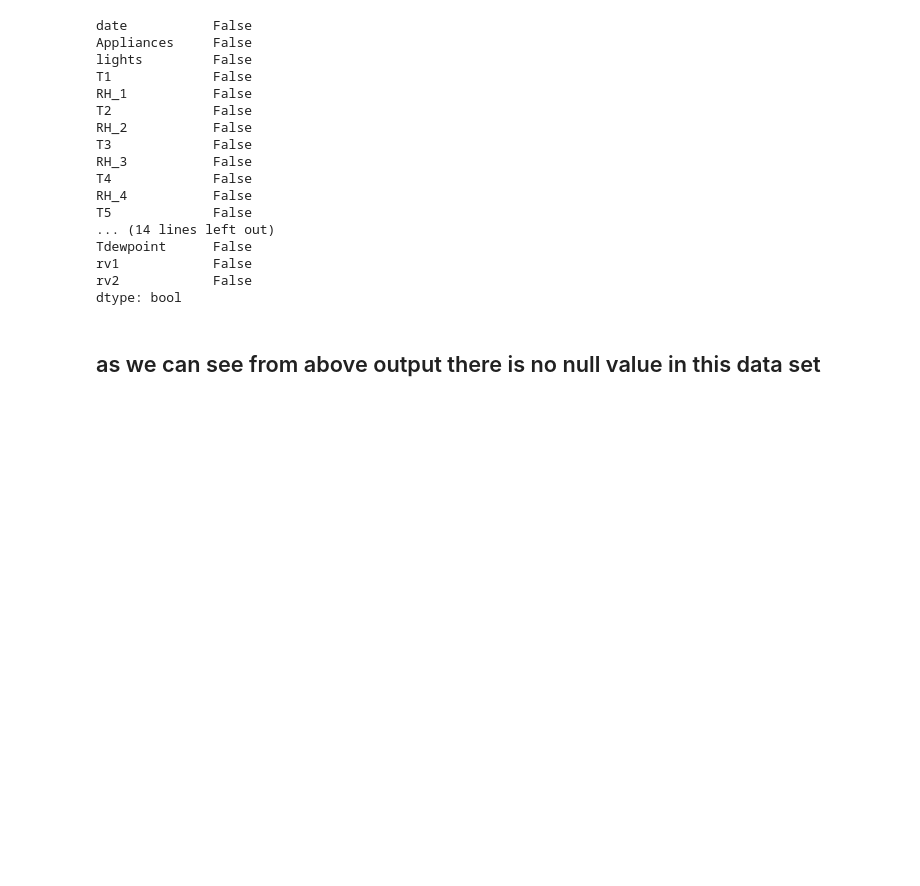
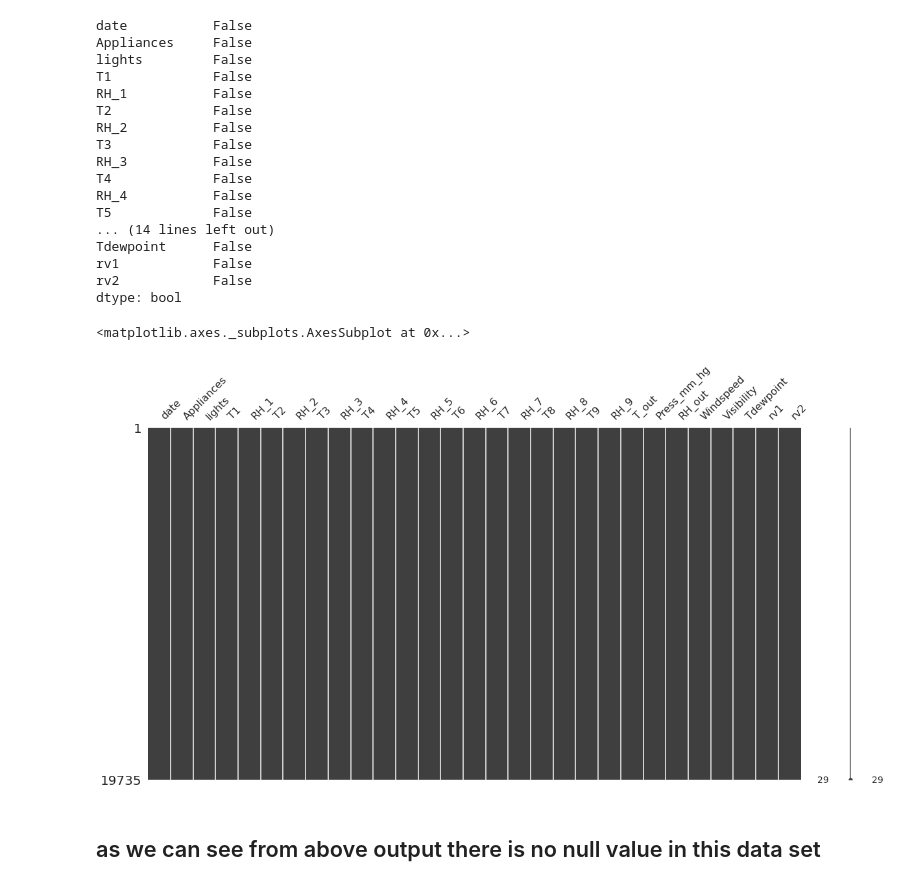
Before and after one commit to IfrazQazi/Appliances-Energy-Prediction-Capstone_Project, a Jupyter notebook: Appliances_Energy_Prediction_Capstone_Project.ipynb, the cells around one changed output. Saved outputs shown, nothing was run; the diff lists cells and outputs as text; code cells hidden in the pictures; blank space fills up the shorter version.

```diff
--- a/Appliances_Energy_Prediction_Capstone_Project.ipynb
+++ b/Appliances_Energy_Prediction_Capstone_Project.ipynb
@@ -157,6 +158,12 @@ Tdewpoint      False
 rv1            False
 rv2            False
 dtype: bool
+# %%
+# missing value
+mno.matrix(energyP_df, figsize = (20, 10))
+# %% [output]
+<matplotlib.axes._subplots.AxesSubplot at 0x...>
+[figure, added]
 # %% [markdown]
 ## as we can see from above output there is no null value in this data set
 # %%
```
Also changed, not shown: parts of 14 cells of this notebook.
